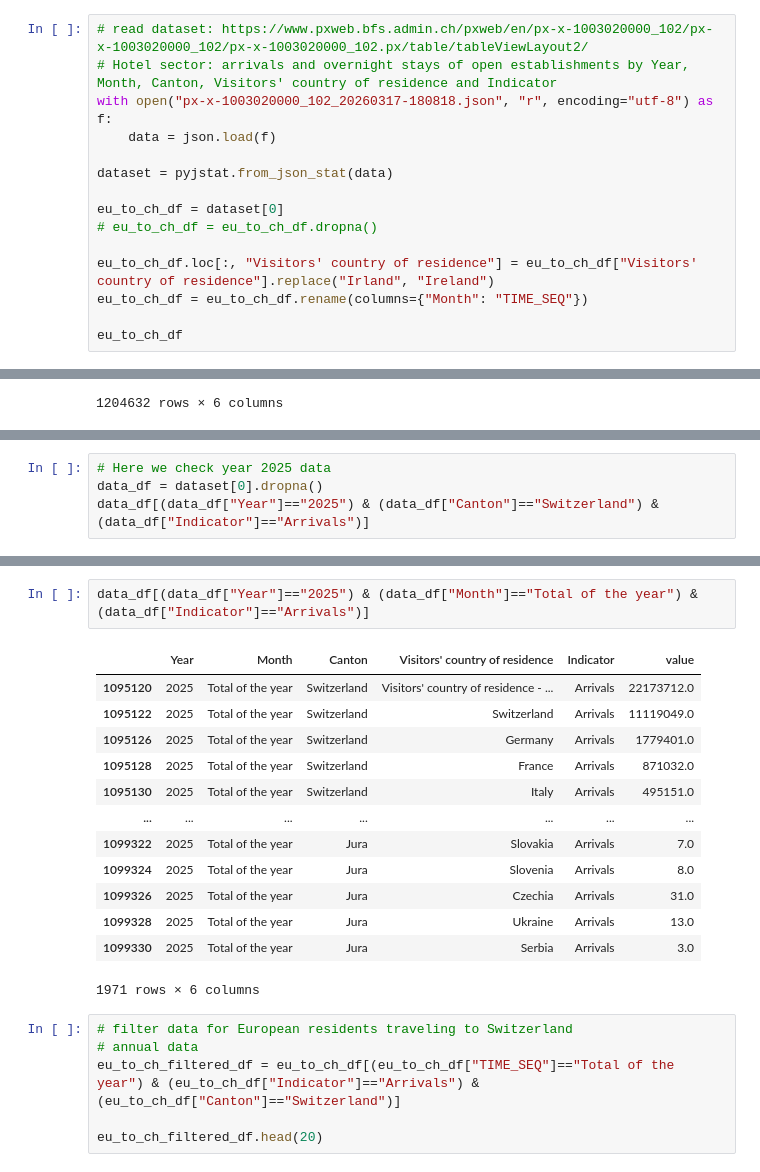
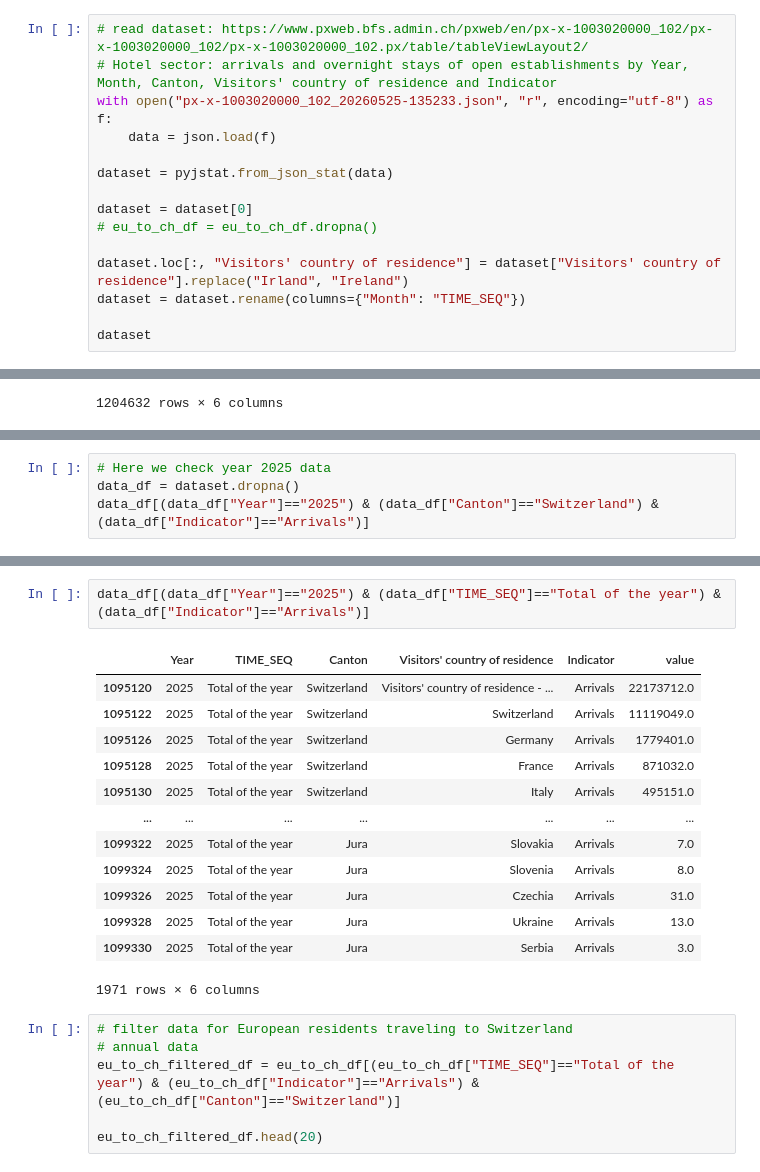
Before and after one commit to com-480-data-visualization/EUFLOW, a Jupyter notebook: Further_Analysis_Switzerland.ipynb, the cells around one changed output, grey strips where cells are left out. Drawn from its saved outputs; the diff is of its cells as text.

```diff
--- a/Further_Analysis_Switzerland.ipynb
+++ b/Further_Analysis_Switzerland.ipynb
@@ -10,18 +35,18 @@ import matplotlib.pyplot as plt
 # %%
 # read dataset: https://www.pxweb.bfs.admin.ch/pxweb/en/px-x-1003020000_102/px-x-1003020000_102/px-x-1003020000_102.px/table/tableViewLayout2/
 # Hotel sector: arrivals and overnight stays of open establishments by Year, Month, Canton, Visitors' country of residence and Indicator
-with open("px-x-1003020000_102_20260317-180818.json", "r", encoding="utf-8") as f:
+with open("px-x-1003020000_102_20260525-135233.json", "r", encoding="utf-8") as f:
     data = json.load(f)
 
 dataset = pyjstat.from_json_stat(data)
 
-eu_to_ch_df = dataset[0]
+dataset = dataset[0]
 # eu_to_ch_df = eu_to_ch_df.dropna()
 
-eu_to_ch_df.loc[:, "Visitors' country of residence"] = eu_to_ch_df["Visitors' country of residence"].replace("Irland", "Ireland")
-eu_to_ch_df = eu_to_ch_df.rename(columns={"Month": "TIME_SEQ"})
+dataset.loc[:, "Visitors' country of residence"] = dataset["Visitors' country of residence"].replace("Irland", "Ireland")
+dataset = dataset.rename(columns={"Month": "TIME_SEQ"})
 
-eu_to_ch_df
+dataset
 # %% [output]
 |  | Year | TIME_SEQ | Canton | Visitors' country of residence | Indicator | value |
 | 0 | 2005 | Total of the year | Switzerland | Visitors' country of residence - ... | Arrivals | 13802796.0 |
@@ -39,5 +154,5 @@ eu_to_ch_df
 # %%
 # Here we check year 2025 data
-data_df = dataset[0].dropna()
+data_df = dataset.dropna()
 data_df[(data_df["Year"]=="2025") & (data_df["Canton"]=="Switzerland") & (data_df["Indicator"]=="Arrivals")]
 # %% [output]
@@ -55,9 +170,9 @@ data_df[(data_df["Year"]=="2025") & (data_df["Canton"]=="Switzerland") & (data_d
 | 1145818 | 2025 | December | Switzerland | Serbia | Arrivals | 1451.0 |
 949 rows × 6 columns
 # %%
-data_df[(data_df["Year"]=="2025") & (data_df["Month"]=="Total of the year") & (data_df["Indicator"]=="Arrivals")]
+data_df[(data_df["Year"]=="2025") & (data_df["TIME_SEQ"]=="Total of the year") & (data_df["Indicator"]=="Arrivals")]
 # %% [output]
-|  | Year | Month | Canton | Visitors' country of residence | Indicator | value |
+|  | Year | TIME_SEQ | Canton | Visitors' country of residence | Indicator | value |
 | 1095120 | 2025 | Total of the year | Switzerland | Visitors' country of residence - ... | Arrivals | 22173712.0 |
 | 1095122 | 2025 | Total of the year | Switzerland | Switzerland | Arrivals | 11119049.0 |
 | 1095126 | 2025 | Total of the year | Switzerland | Germany | Arrivals | 1779401.0 |
```
Also changed, not shown: parts of 35 cells of this notebook, 3 other files.
